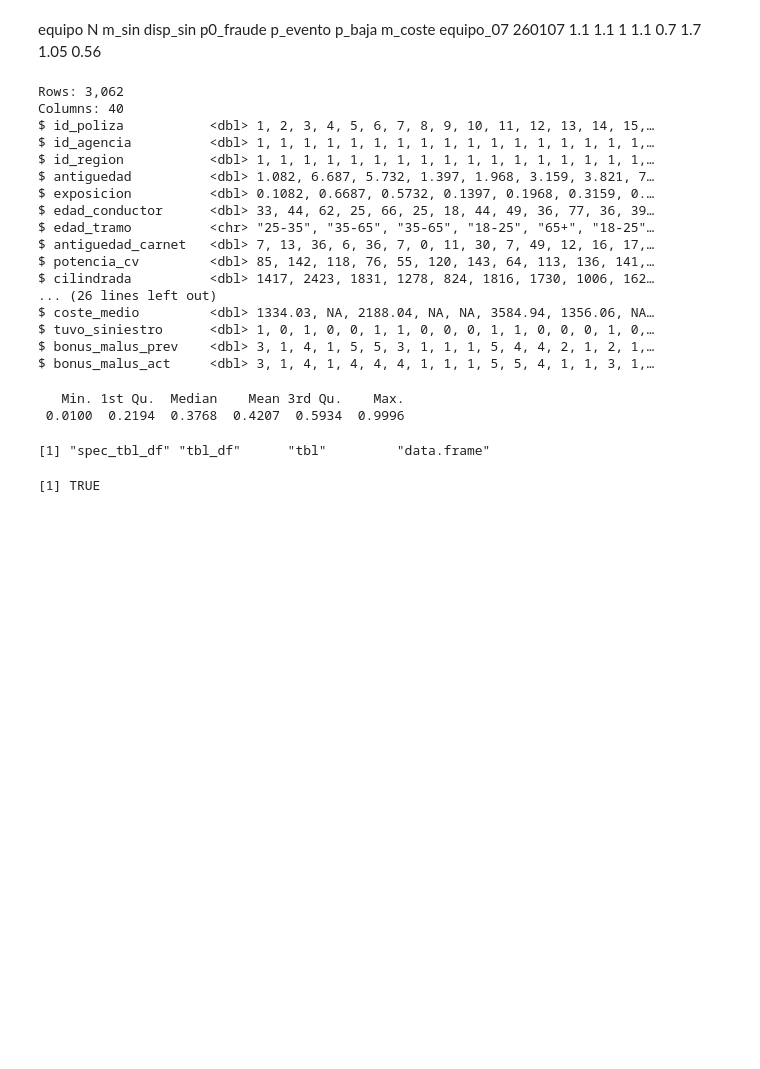
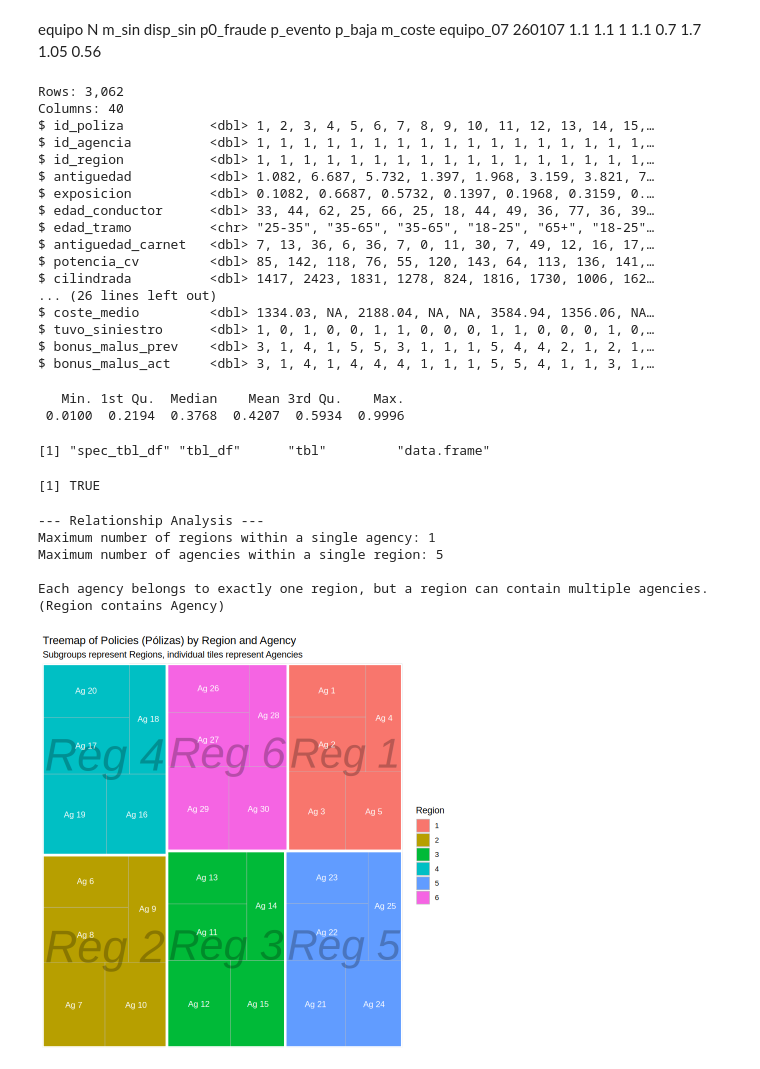
Before and after one commit to JulTob/Modelling, a Jupyter notebook: GLM/GLM_2_07.ipynb, the cells around one changed output. Saved outputs shown, nothing was run; the diff lists cells and outputs as text; code cells hidden in the pictures; blank space fills up the shorter version.

```diff
--- a/GLM/GLM_2_07.ipynb
+++ b/GLM/GLM_2_07.ipynb
@@ -6,6 +6,9 @@ equipo_07	260107	1.1	1.1	1	1.1	0.7	1.7	1.05	0.56
 # %%
 
 library(tidyverse)
+library(dplyr)
+library(ggplot2)
+library(treemapify)
 
 # Fuente de datos del equipo 07
 repositorio <- "https://raw.githubusercontent.com/JulTob/Modelling/main/GLM/"
@@ -23,6 +26,19 @@ stopifnot(
   all(cartera$exposicion > 0)
 )
 
+if (!requireNamespace("treemapify", quietly = TRUE)) {
+  install.packages("treemapify", repos = "https://cloud.r-project.org")
+}
+
+
+
+# Ensure dataset is loaded
+repositorio <- "https://raw.githubusercontent.com/JulTob/Modelling/main/GLM/"
+cartera <- read_csv(
+  paste0(repositorio, "cartera.csv"),
+  show_col_types = FALSE
+)
+
 glimpse(cartera)
 summary(cartera$exposicion)
 
@@ -50,3 +66,60 @@ $ bonus_malus_act     <dbl> 3, 1, 4, 1, 4, 4, 4, 1, 1, 1, 5, 5, 4, 1, 1, 3, 1,
  0.0100  0.2194  0.3768  0.4207  0.5934  0.9996
 [1] "spec_tbl_df" "tbl_df"      "tbl"         "data.frame"
 [1] TRUE
+# %%
+
+# 1. Analyze the relationship between agencies and regions
+relationship_check <- cartera %>%
+  group_by(id_agencia) %>%
+  summarise(n_unique_regions = n_distinct(id_region), .groups = 'drop')
+
+regions_per_agencia <- max(relationship_check$n_unique_regions)
+
+relationship_check_rev <- cartera %>%
+  group_by(id_region) %>%
+  summarise(n_unique_agencias = n_distinct(id_agencia), .groups = 'drop')
+
+agencias_per_region <- max(relationship_check_rev$n_unique_agencias)
+
+cat("--- Relationship Analysis ---\n")
+cat("Maximum number of regions within a single agency:", regions_per_agencia, "\n")
+cat("Maximum number of agencies within a single region:", agencias_per_region, "\n\n")
+
+if (regions_per_agencia == 1 && agencias_per_region > 1) {
+  cat("Each agency belongs to exactly one region, but a region can contain multiple agencies. (Region contains Agency)\n")
+} else if (agencias_per_region == 1 && regions_per_agencia > 1) {
+  cat("Each region belongs to exactly one agency, but an agency can contain multiple regions. (Agency contains Region)\n")
+} else if (regions_per_agencia == 1 && agencias_per_region == 1) {
+  cat("There is a 1-to-1 relationship between agency and region.\n")
+} else {
+  cat("There is a many-to-many relationship; they do not strictly contain each other hierarchically.\n")
+}
+
+# 2. Prepare data for the Tree Plot
+tree_data <- cartera %>%
+  group_by(id_region, id_agencia) %>%
+  summarise(n_polizas = n(), .groups = "drop") %>%
+  mutate(
+    region_label = paste("Reg", id_region),
+    agencia_label = paste("Ag", id_agencia)
+  )
+
+# 3. Create the Tree Plot
+ggplot(tree_data, aes(area = n_polizas, fill = as.factor(id_region), subgroup = region_label, label = agencia_label)) +
+  geom_treemap() +
+  geom_treemap_subgroup_border(colour = "white", size = 4) +
+  geom_treemap_subgroup_text(place = "centre", grow = TRUE, alpha = 0.25, colour = "black", fontface = "italic") +
+  geom_treemap_text(colour = "white", place = "centre", size = 10, reflow = TRUE) +
+  labs(
+    title = "Treemap of Policies (Pólizas) by Region and Agency",
+    subtitle = "Subgroups represent Regions, individual tiles represent Agencies",
+    fill = "Region"
+  ) +
+  theme_minimal()
+# %% [output]
+--- Relationship Analysis ---
+Maximum number of regions within a single agency: 1
+Maximum number of agencies within a single region: 5
+
+Each agency belongs to exactly one region, but a region can contain multiple agencies. (Region contains Agency)
+[figure, added]
```
Also changed, not shown: parts of 14 cells of this notebook.
